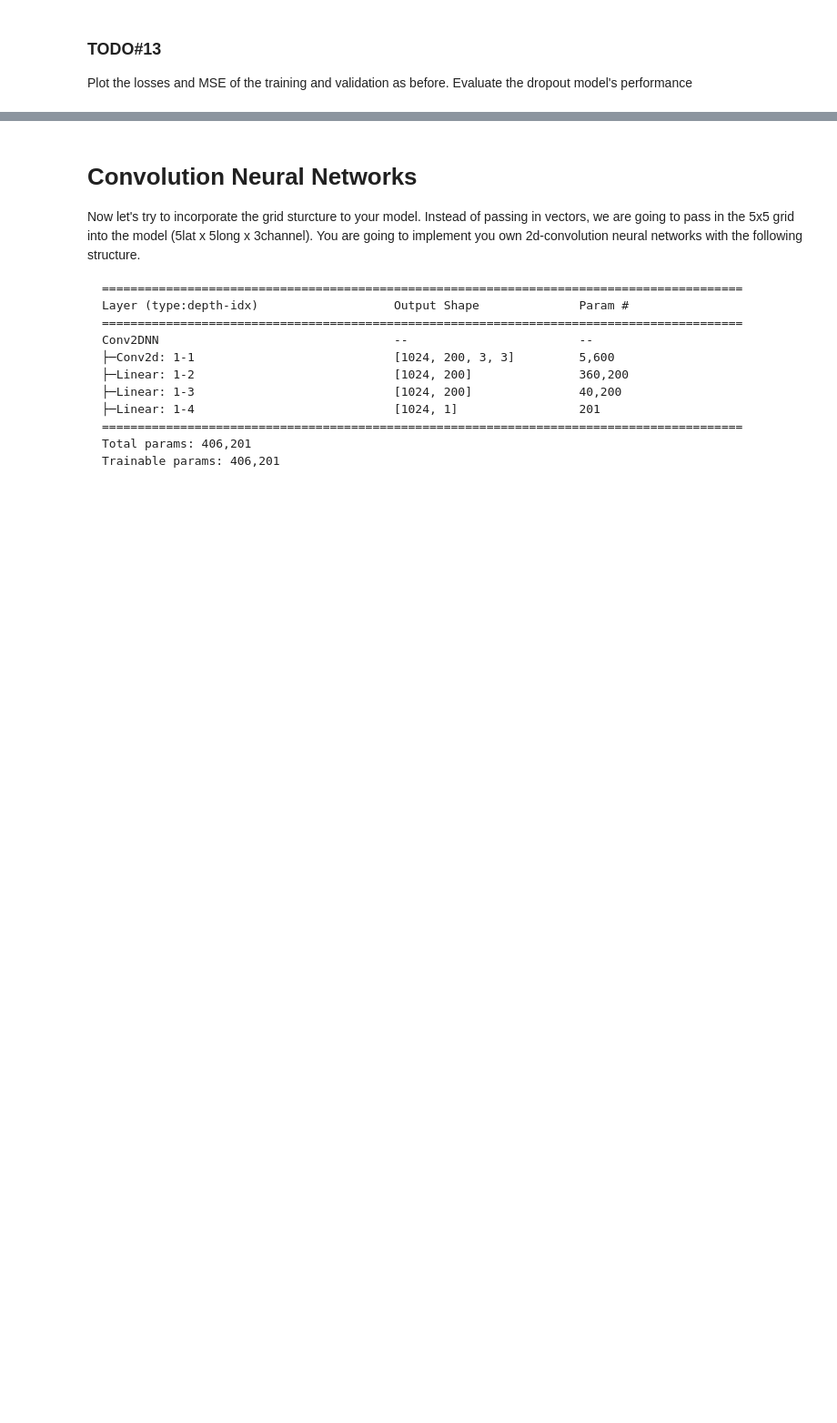
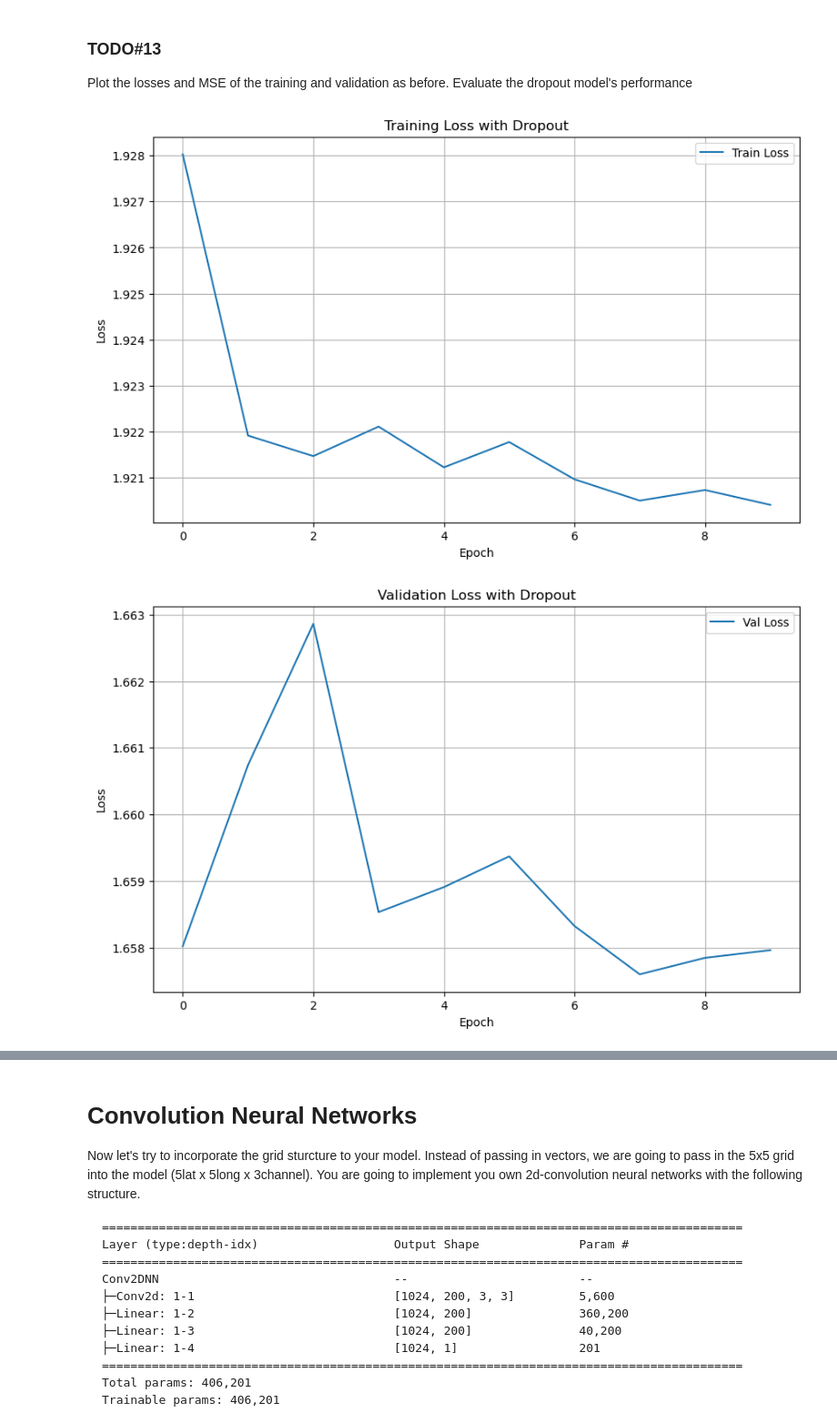
Before and after one commit to pupipatsk/Pattern-Recognition, a Jupyter notebook: HW/HW05/HW5_Precipitation_Nowcasting_PyTorch_Student_2024.ipynb, the cells around one changed output, grey strips where cells are left out. Shown: that part at 91% size. Drawn from its saved outputs; the diff is of its cells as text; code cells hidden in the pictures; blank space fills up the shorter version.

```diff
--- a/HW/HW05/HW5_Precipitation_Nowcasting_PyTorch_Student_2024.ipynb
+++ b/HW/HW05/HW5_Precipitation_Nowcasting_PyTorch_Student_2024.ipynb
@@ -864,0 +1057,22 @@ Plot the losses and MSE of the training and validation as before. Evaluate the d
+# %%
+# Plot here
+plt.figure(figsize=(10, 6))
+plt.plot(X, train_losses_dropout, label='Train Loss')
+plt.ylabel('Loss')
+plt.xlabel('Epoch')
+plt.title('Training Loss with Dropout')
+plt.legend()
+plt.grid(True)
+plt.show()
+
+plt.figure(figsize=(10, 6))
+plt.plot(X, val_losses_dropout, label='Val Loss')
+plt.ylabel('Loss')
+plt.xlabel('Epoch')
+plt.title('Validation Loss with Dropout')
+plt.legend()
+plt.grid(True)
+plt.show()
+# %% [output]
+[figure, added]
+[figure, added]
```
Also changed, not shown: parts of 39 cells of this notebook, 2 other files.
